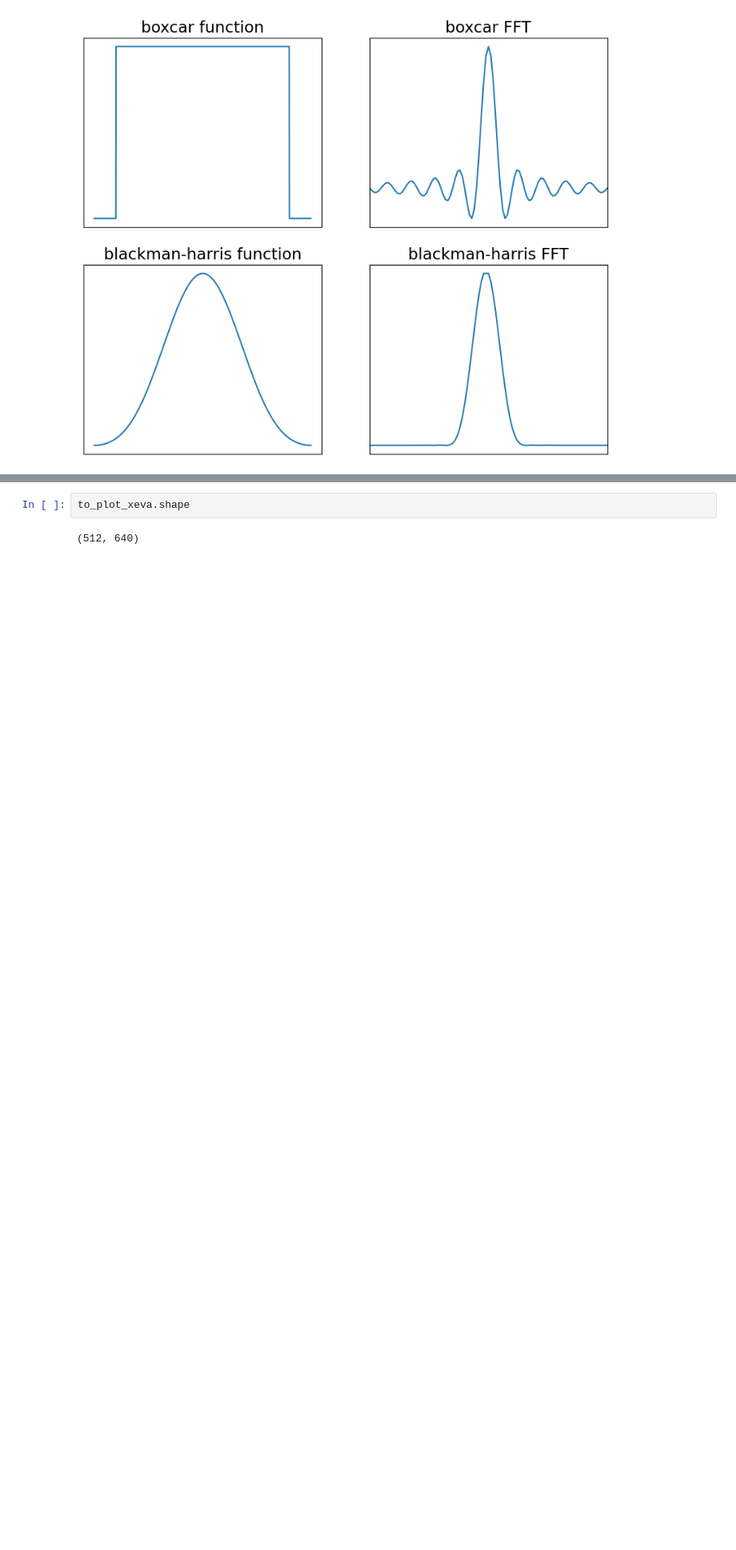
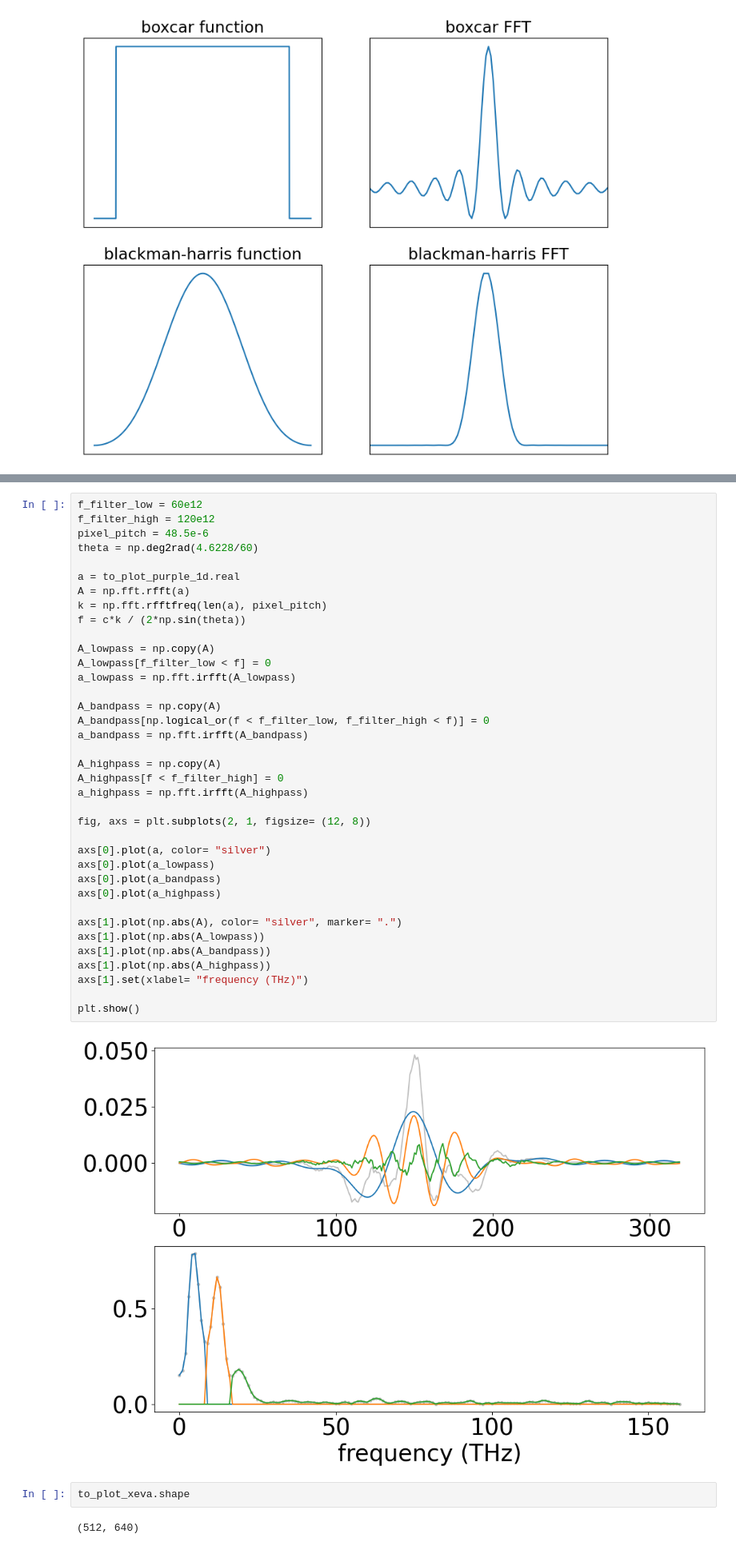
Before and after one commit to Jammi-Dodgers/THz-interferometry, a Jupyter notebook: interferogram_anaylsis_jamie_43_OLD.ipynb, the cells around one changed output, grey strips where cells are left out. Shown at 80% size. Drawn from its saved outputs; the diff is of its cells as text; blank space fills up the shorter version.

```diff
--- a/interferogram_anaylsis_jamie_43_OLD.ipynb
+++ b/interferogram_anaylsis_jamie_43_OLD.ipynb
@@ -612,3 +642,42 @@ plt.show()
+# %%
+f_filter_low = 60e12
+f_filter_high = 120e12
+pixel_pitch = 48.5e-6
+theta = np.deg2rad(4.6228/60)
+
+a = to_plot_purple_1d.real
+A = np.fft.rfft(a)
+k = np.fft.rfftfreq(len(a), pixel_pitch)
+f = c*k / (2*np.sin(theta))
+
+A_lowpass = np.copy(A)
+A_lowpass[f_filter_low < f] = 0
+a_lowpass = np.fft.irfft(A_lowpass)
+
+A_bandpass = np.copy(A)
+A_bandpass[np.logical_or(f < f_filter_low, f_filter_high < f)] = 0
+a_bandpass = np.fft.irfft(A_bandpass)
+
+A_highpass = np.copy(A)
+A_highpass[f < f_filter_high] = 0
+a_highpass = np.fft.irfft(A_highpass)
+
+fig, axs = plt.subplots(2, 1, figsize= (12, 8))
+
+axs[0].plot(a, color= "silver")
+axs[0].plot(a_lowpass)
+axs[0].plot(a_bandpass)
+axs[0].plot(a_highpass)
+
+axs[1].plot(np.abs(A), color= "silver", marker= ".")
+axs[1].plot(np.abs(A_lowpass))
+axs[1].plot(np.abs(A_bandpass))
+axs[1].plot(np.abs(A_highpass))
+axs[1].set(xlabel= "frequency (THz)")
+
+plt.show()
+# %% [output]
+[figure, added]
 # %%
 to_plot_xeva.shape
 # %% [output]
```
Also changed, not shown: parts of 5 cells of this notebook, 1 other file.
